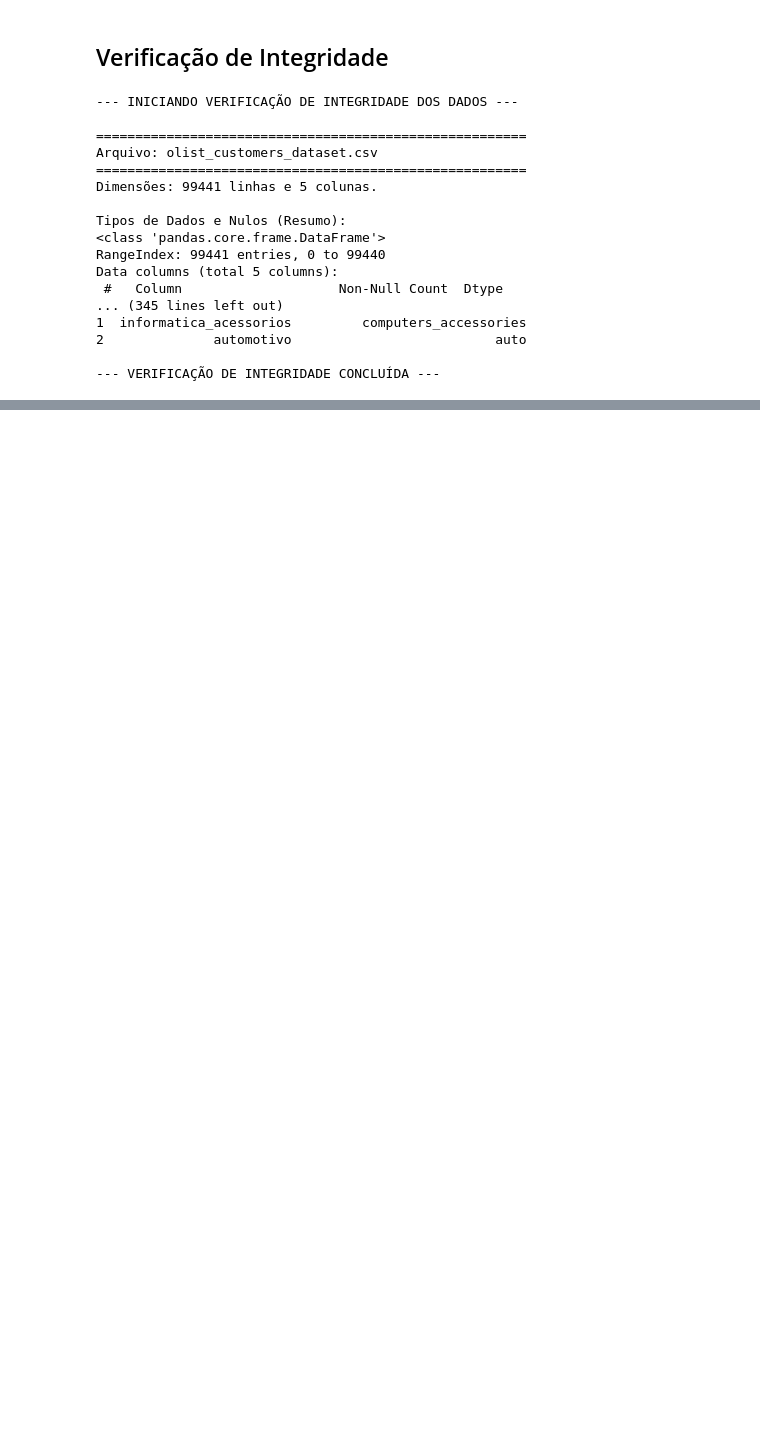
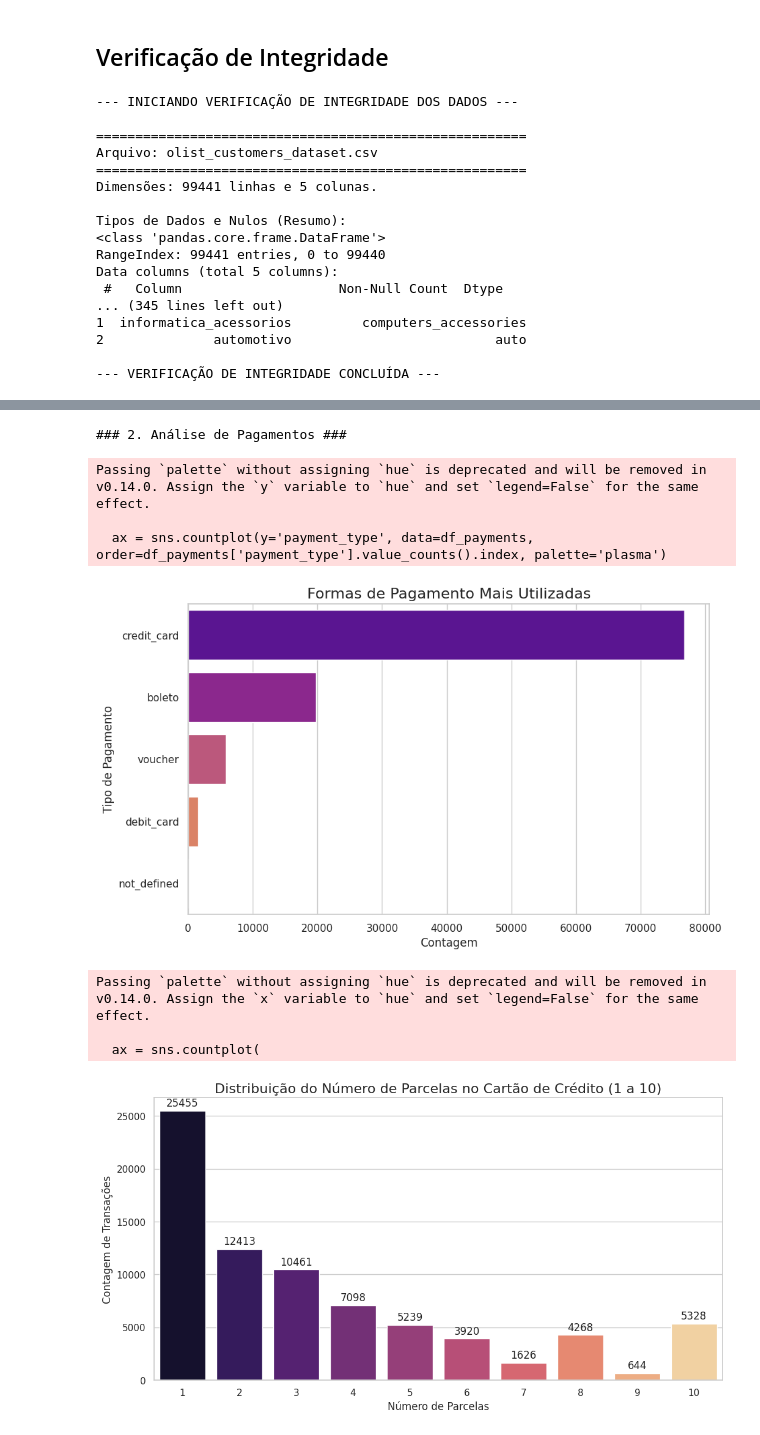
Before and after one commit to neocrz/olist-data-analysis, a Jupyter notebook: notebooks/01-data-understanding.ipynb, the cells around one changed output, grey strips where cells are left out. Cells and saved outputs as stored; diff of their text form; code cells hidden in the pictures; blank space fills up the shorter version.

```diff
--- a/notebooks/01-data-understanding.ipynb
+++ b/notebooks/01-data-understanding.ipynb
@@ -126,0 +228,49 @@ Iremos considerar a média de todas as coordenadas de determinado CEP para repre
+# %%
+print("\n### 2. Análise de Pagamentos ###")
+
+plt.figure(figsize=(10, 6))
+ax = sns.countplot(y='payment_type', data=df_payments, order=df_payments['payment_type'].value_counts().index, palette='plasma')
+ax.set_title('Formas de Pagamento Mais Utilizadas', fontsize=16)
+ax.set_xlabel('Contagem', fontsize=12)
+ax.set_ylabel('Tipo de Pagamento', fontsize=12)
+plt.show()
+
+
+# 1. pagamentos com cartão de crédito
+df_credit_card = df_payments[df_payments['payment_type'] == 'credit_card']
+
+# 2. número de parcelas para o intervalo de 1 a 10
+df_installments_filtered = df_credit_card[
+    (df_credit_card['payment_installments'] >= 1) &
+    (df_credit_card['payment_installments'] <= 10)
+]
+
+plt.figure(figsize=(12, 6))
+ax = sns.countplot(
+    x='payment_installments',
+    data=df_installments_filtered,
+    palette='magma',
+    order=range(1, 11) # eixo x  ordenado de 1 a 10
+)
+ax.set_title('Distribuição do Número de Parcelas no Cartão de Crédito (1 a 10)', fontsize=16)
+ax.set_xlabel('Número de Parcelas', fontsize=12)
+ax.set_ylabel('Contagem de Transações', fontsize=12)
+
+# rótulos de contagem em cima das barras para clareza
+for p in ax.patches:
+    ax.annotate(f'{int(p.get_height())}',
+                (p.get_x() + p.get_width() / 2., p.get_height()),
+                ha='center', va='center',
+                xytext=(0, 9),
+                textcoords='offset points')
+plt.show()
+# %% [output]
+### 2. Análise de Pagamentos ###
+Passing `palette` without assigning `hue` is deprecated and will be removed in v0.14.0. Assign the `y` variable to `hue` and set `legend=False` for the same effect.
+
+  ax = sns.countplot(y='payment_type', data=df_payments, order=df_payments['payment_type'].value_counts().index, palette='plasma')
+[figure, added]
+Passing `palette` without assigning `hue` is deprecated and will be removed in v0.14.0. Assign the `x` variable to `hue` and set `legend=False` for the same effect.
+
+  ax = sns.countplot(
+[figure, added]
```
Also changed, not shown: parts of 10 cells of this notebook.
